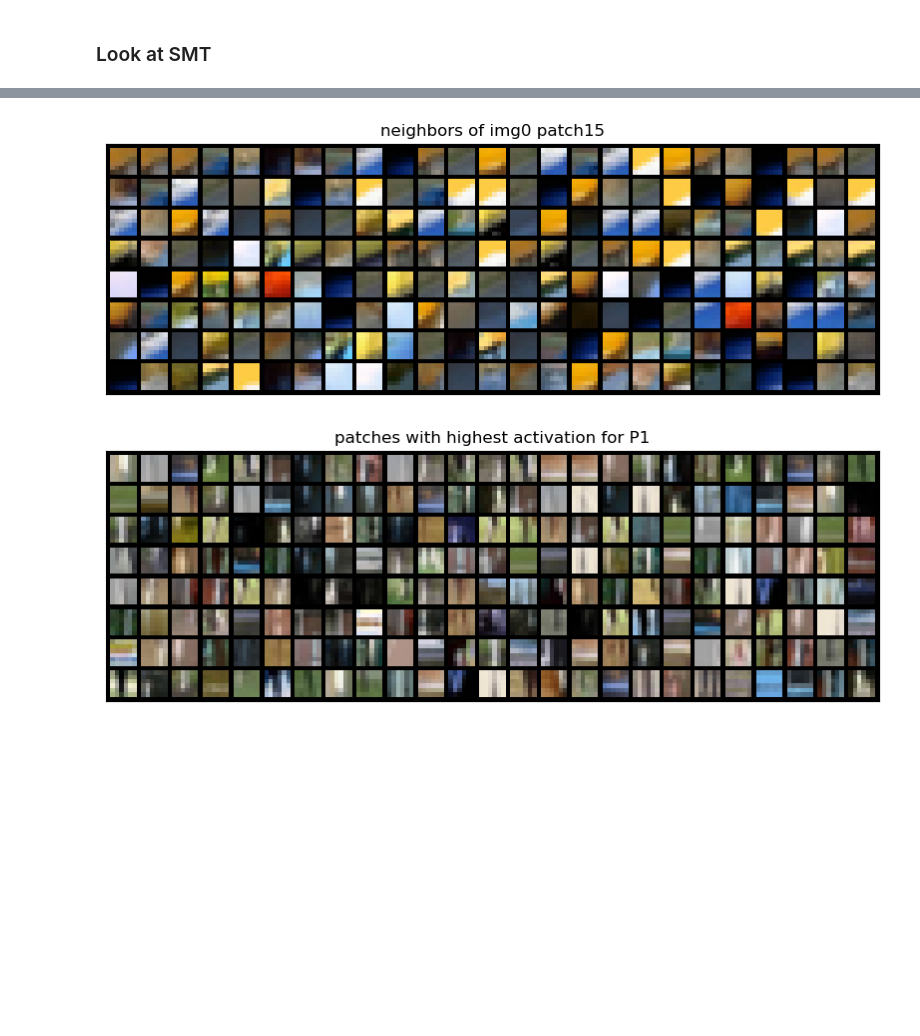
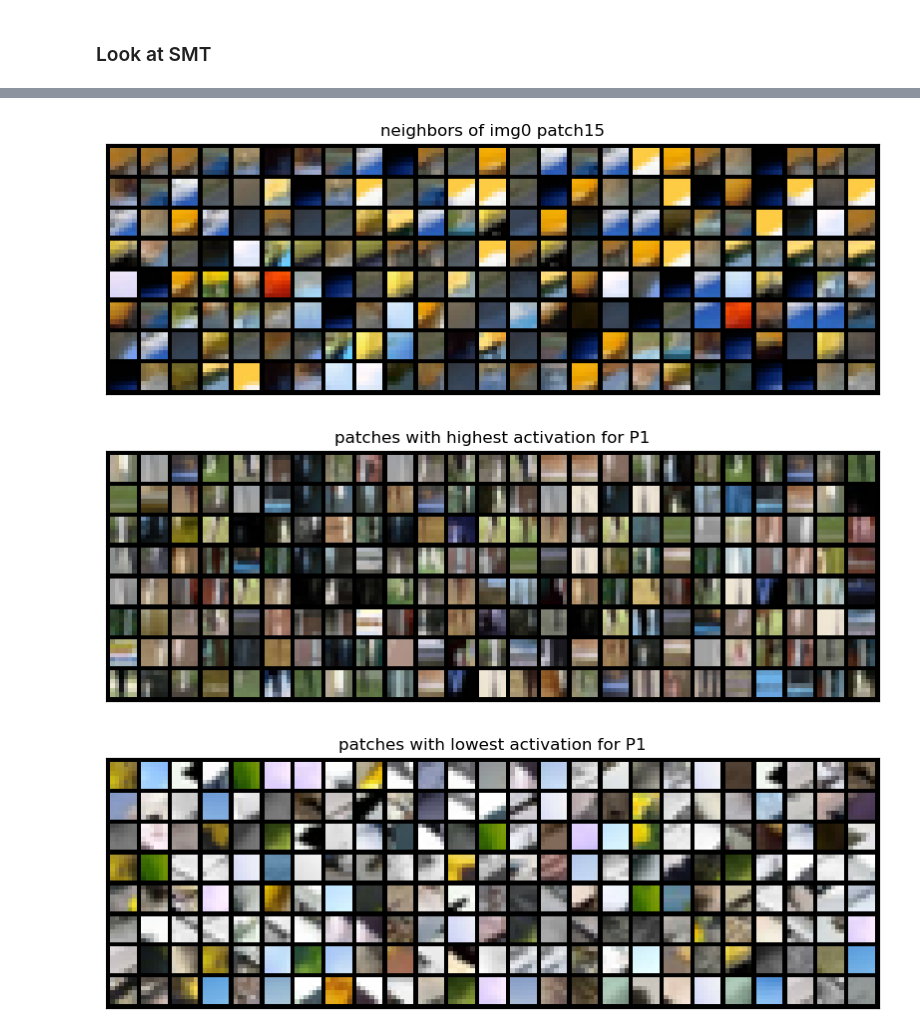
Before and after one commit to 9q9q/281A, a Jupyter notebook: smt_vs_pca.ipynb, the cells around one changed output, grey strips where cells are left out. Drawn from its saved outputs; the diff is of its cells as text; code cells hidden in the pictures; blank space fills up the shorter version.

```diff
--- a/smt_vs_pca.ipynb
+++ b/smt_vs_pca.ipynb
@@ -409,8 +412,8 @@ vis_utils.show_highest_activations(patches_test.cpu(), temp_test_unpooled.cpu(),
 ### Look at SMT
 # %%
 P_star = P_star_SMT
-temp_test_unpooled = torch.zeros([imgs_test.size(0),num_dim,RG,RG])
-temp_test_1.fill_(0)
+temp_test_SMT_unpooled = torch.zeros([imgs_test.size(0),num_dim,RG,RG])
+temp_test_SMT_unpooled.fill_(0)
 
 for idx in tqdm(range(0,imgs_test.size(0), batch_size)):
 #     unfold each image into a bag of patches
@@ -431,24 +434,28 @@ for idx in tqdm(range(0,imgs_test.size(0), batch_size)):
     temp = temp.div(temp.norm(dim=0, keepdim=True)+ 1e-9)
     temp = rearrange(temp,"c (b2 h w) -> b2 c h w",b2=batch_size,h=RG)
 #     apply spatial pooling
-    temp_test_unpooled[idx:idx+batch_size,...] = temp
+    temp_test_SMT_unpooled[idx:idx+batch_size,...] = temp
     # temp_test_1[idx:idx+batch_size,...] = F.adaptive_avg_pool2d(F.avg_pool2d(temp, kernel_size = 5, stride = 3), output_w)
 
-temp_test_unpooled = temp_test_unpooled.div(temp_test_unpooled.norm(dim=(-3), keepdim=True) + 1e-9)
+temp_test_SMT_unpooled = temp_test_SMT_unpooled.div(temp_test_SMT_unpooled.norm(dim=(-3), keepdim=True) + 1e-9)
 # %%
 plt.close()
 
 # visualize P
 vis_utils.show_P(P_star_SMT_inv.to(device), basis1, colorMat)
 
 # visualize neighbors
 patches_test = unfold_image(imgs_test,
                       PATCH_SIZE=PATCH_SIZE,hop_length=hop_length)
-vis_utils.show_neighbors(patches_test.cpu(), temp_test_unpooled.cpu(), img_id=0, patch_id=15)
+vis_utils.show_neighbors(patches_test.cpu(), temp_test_SMT_unpooled.cpu(), img_id=0, patch_id=15)
 
 # visualize highest activation patches for p_i
-vis_utils.show_highest_activations(patches_test.cpu(), temp_test_unpooled.cpu(), P_id=1)
+vis_utils.show_highest_activations(patches_test.cpu(), temp_test_SMT_unpooled.cpu(), P_id=1)
+
+# visualize lowest activation patches for p_i
+vis_utils.show_highest_activations(patches_test.cpu(), temp_test_SMT_unpooled.cpu(), P_id=1, show_top=False)
 # %% [output]
 [figure]
 [figure]
 [figure]
+[figure, added]
```
Also changed, not shown: parts of 2 cells of this notebook.
